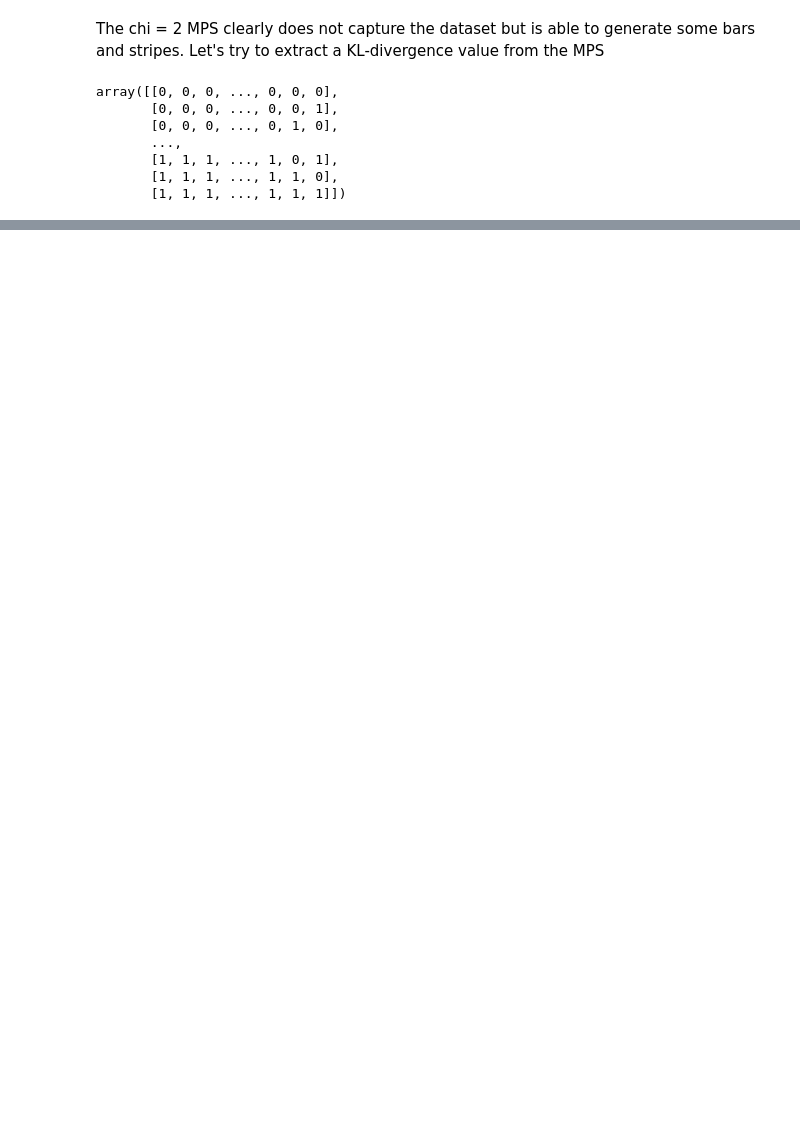
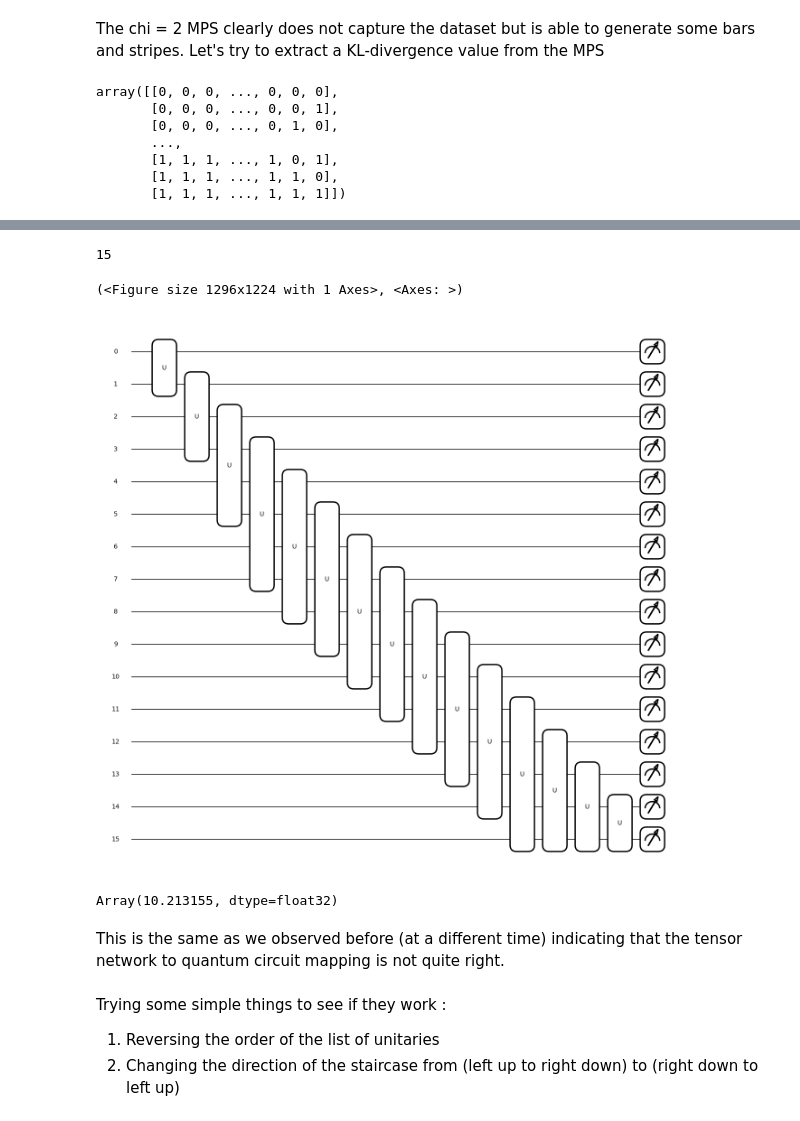
Before and after one commit to congzlwag/UnsupGenModbyMPS, a Jupyter notebook: sandbox/trained-bd-2-mps.ipynb, the cells around one changed output, grey strips where cells are left out. Saved outputs shown, nothing was run; the diff lists cells and outputs as text; code cells hidden in the pictures; blank space fills up the shorter version.

Commit message:
errors: trying to fix MPS to PQC mapping but no

```diff
--- a/sandbox/trained-bd-2-mps.ipynb
+++ b/sandbox/trained-bd-2-mps.ipynb
@@ -18,8 +18,8 @@ import metrics
 Load the trained MPS
 # %%
 %autoreload
-m = MPS_c(16, max_bond_dim=2)
-m.loadMPS('BS-2-MPS')
+m = MPS_c(16, max_bond_dim=300)
+m.loadMPS('BS-MPS')
 
 # check the properties of the matrices in the MPS
 for i in range(len(m.matrices)):
@@ -157,0 +159,5 @@ The above is similar to the value we have in the synergy paper
+# %%
+%autoreload
+mps_unitaries = mps_circuit_helpers.get_mps_unitaries(m)
+for unitary in mps_unitaries:
+    print(mps_circuit_helpers.is_unitary(unitary))
@@ -157,0 +182,10 @@ The above is similar to the value we have in the synergy paper
+# %%
+len(mps_unitaries)
+# %% [output]
+15
+# %%
+circuit = mps_circuit.mps_unitaries_to_circuit(mps_unitaries)
+qml.drawer.draw_mpl(circuit)()
+# %% [output]
+(<Figure size 1296x1224 with 1 Axes>, <Axes: >)
+[figure, added]
@@ -157,0 +195,10 @@ The above is similar to the value we have in the synergy paper
+# %%
+metrics.kl_divergence_synergy_paper(30, filter_qc_probs)
+# %% [output]
+Array(10.213155, dtype=float32)
+# %% [markdown]
+This is the same as we observed before (at a different time) indicating that the tensor network to quantum circuit mapping is not quite right.
+# %% [markdown]
+Trying some simple things to see if they work :
+1. Reversing the order of the list of unitaries
+2. Changing the direction of the staircase from (left up to right down) to (right down to left up)
```
Also changed, not shown: parts of 14 cells of this notebook, 1 other file.
